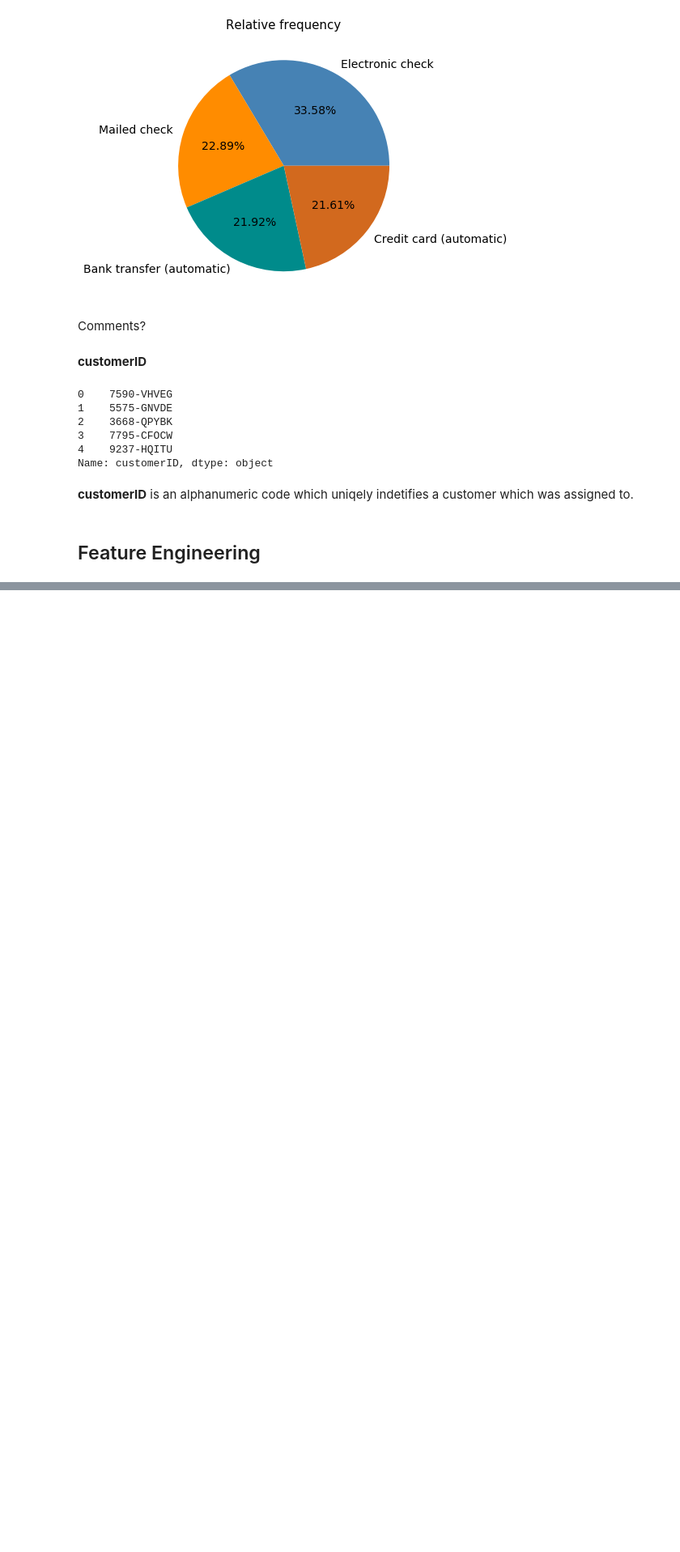
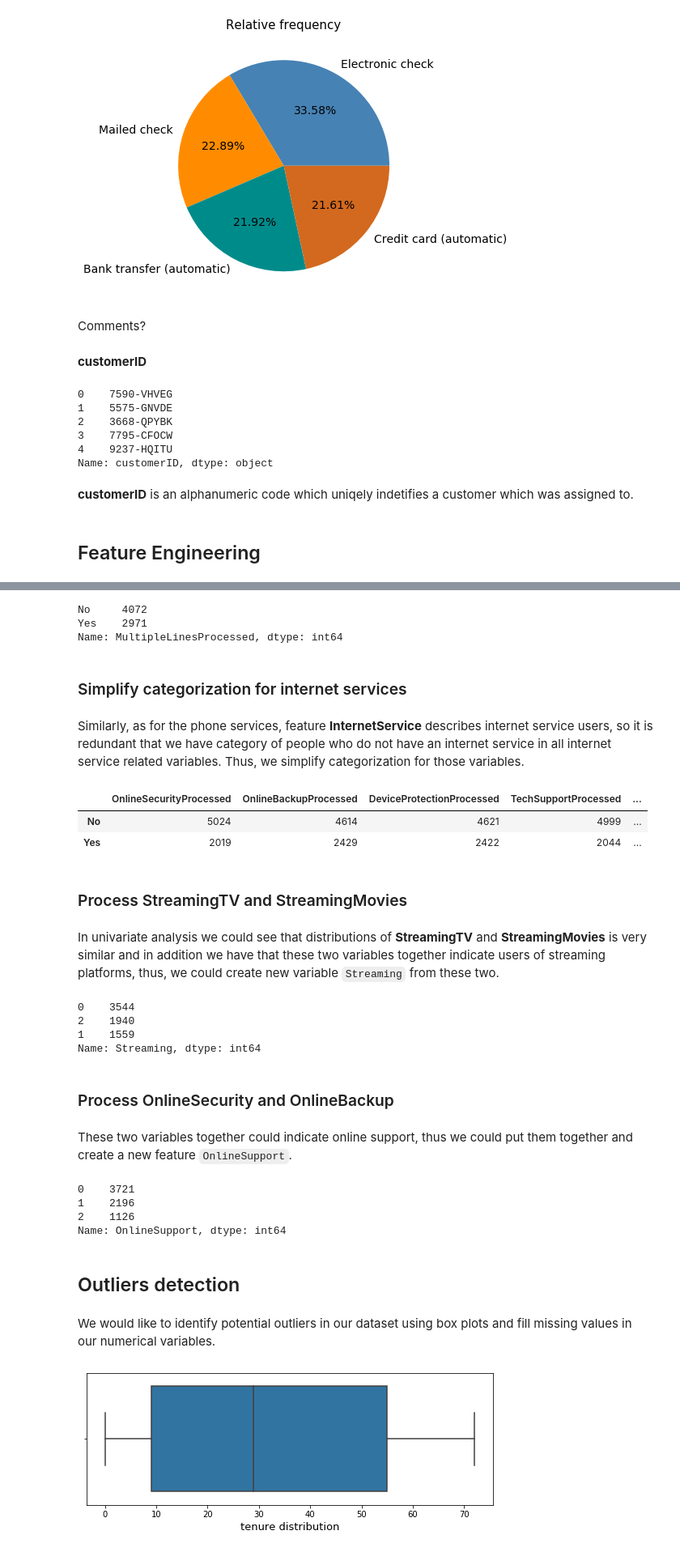
Before and after one commit to lucienwalewski/cse204project, a Jupyter notebook: src/main.ipynb, the cells around one changed output, grey strips where cells are left out. Shown at 81% size. Saved outputs shown, nothing was run; the diff lists cells and outputs as text; code cells hidden in the pictures; blank space fills up the shorter version.

Commit message:
Added chapters until Bivariate analysis

```diff
--- a/src/main.ipynb
+++ b/src/main.ipynb
@@ -467,0 +480,63 @@ Name: customerID, dtype: object
+# %%
+display(df.loc[:, "MultipleLinesProcessed"].value_counts())
+# %% [output]
+No     4072
+Yes    2971
+Name: MultipleLinesProcessed, dtype: int64
+# %% [markdown]
+### Simplify categorization for internet services
+# %% [markdown]
+Similarly, as for the phone services, feature **InternetService** describes internet service users, so it is redundant that we have category of people who do not have an internet service in all internet service related variables. Thus, we simplify categorization for those variables.
+# %%
+for variable in ["OnlineSecurity", "OnlineBackup", "DeviceProtection", "TechSupport",
+                 "StreamingTV", "StreamingMovies"]:
+    variableProcessed = df[variable].copy()
+    variableProcessed.replace({"No internet service":"No"}, inplace=True, regex=True)
+    df[variable + "Processed"] = variableProcessed
+# %%
+df.loc[:, ["OnlineSecurityProcessed", "OnlineBackupProcessed", "DeviceProtectionProcessed", "TechSupportProcessed",
+                 "StreamingTVProcessed", "StreamingMoviesProcessed"]].apply(pd.Series.value_counts)
+# %% [output]
+|  | OnlineSecurityProcessed | OnlineBackupProcessed | DeviceProtectionProcessed | TechSupportProcessed | ... |
+| No | 5024 | 4614 | 4621 | 4999 | ... |
+| Yes | 2019 | 2429 | 2422 | 2044 | ... |
+# %% [markdown]
+### Process StreamingTV and StreamingMovies
+# %% [markdown]
+In univariate analysis we could see that distributions of **StreamingTV** and **StreamingMovies** is very similar and in addition we have that these two variables together indicate users of streaming platforms, thus, we could create new variable `Streaming` from these two.
+# %%
+df['Streaming'] = (df['StreamingTVProcessed'] == 'Yes').astype(int) + (df['StreamingMoviesProcessed'] ==
+                                                                       'Yes').astype(int)
+display(df['Streaming'].value_counts())
+# %% [output]
+0    3544
+2    1940
+1    1559
+Name: Streaming, dtype: int64
+# %% [markdown]
+### Process OnlineSecurity and OnlineBackup
+# %% [markdown]
+These two variables together could indicate online support, thus we could put them together and create a new feature `OnlineSupport`.
+# %%
+df['OnlineSupport'] = (df['OnlineSecurityProcessed'] == 'Yes').astype(int) + (df['OnlineBackupProcessed'] ==
+                                                                       'Yes').astype(int)
+display(df['OnlineSupport'].value_counts())
+# %% [output]
+0    3721
+1    2196
+2    1126
+Name: OnlineSupport, dtype: int64
+# %% [markdown]
+## Outliers detection
+# %% [markdown]
+We would like to identify potential outliers in our dataset using box plots and fill missing values in our numerical variables.
+# %%
+def plotBox(variable):
+    fig, axes = plt.subplots(figsize=(9, 3))
+    axes = sns.boxplot(x=df[variable], orient="h", ax=axes, whis=1.5)
+    plt.xlabel(variable + ' distribution', fontsize=13)
+    plt.show()
+# %%
+plotBox('tenure')
+# %% [output]
+[figure, added]
```
Also changed, not shown: parts of 16 cells of this notebook.
